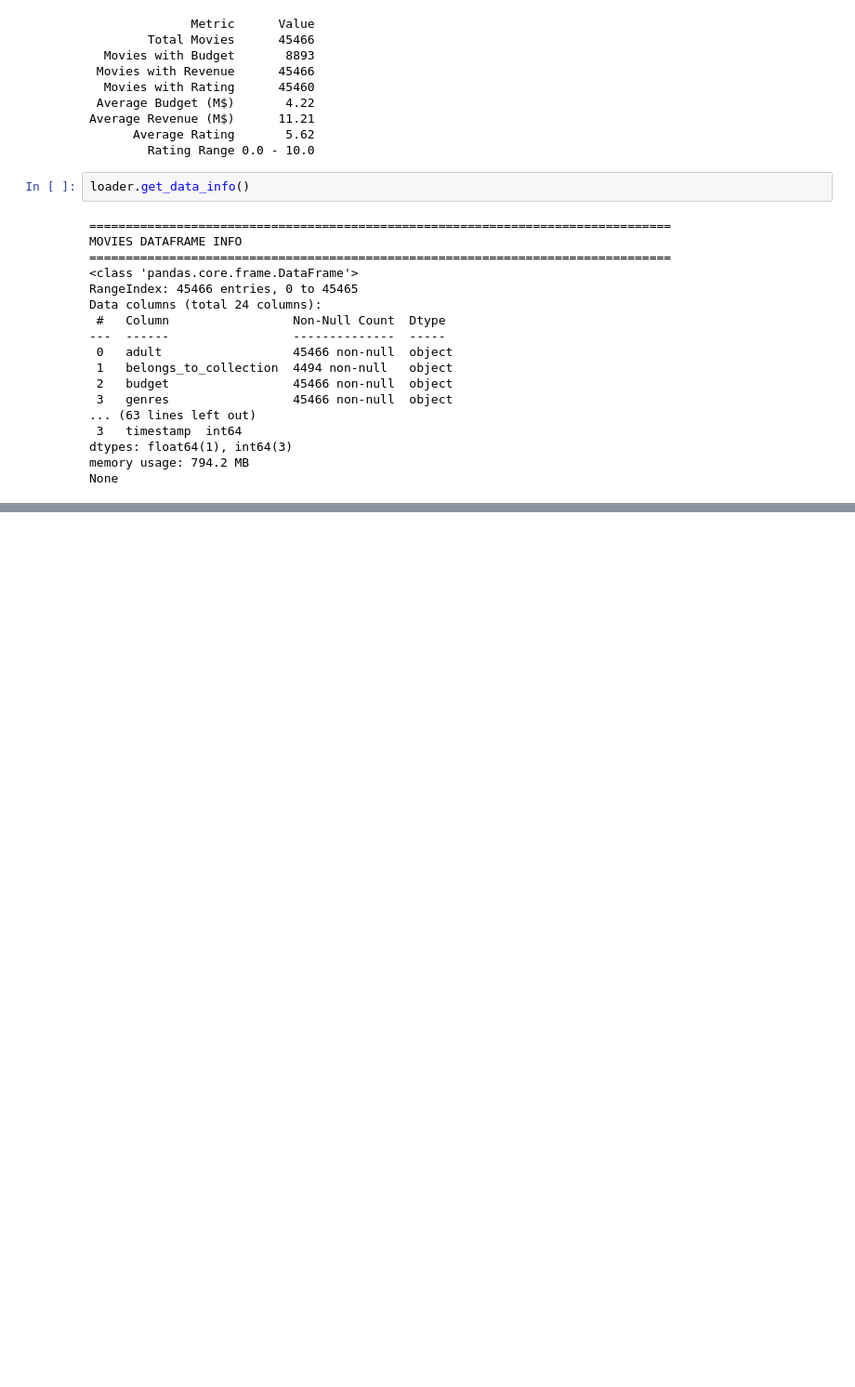
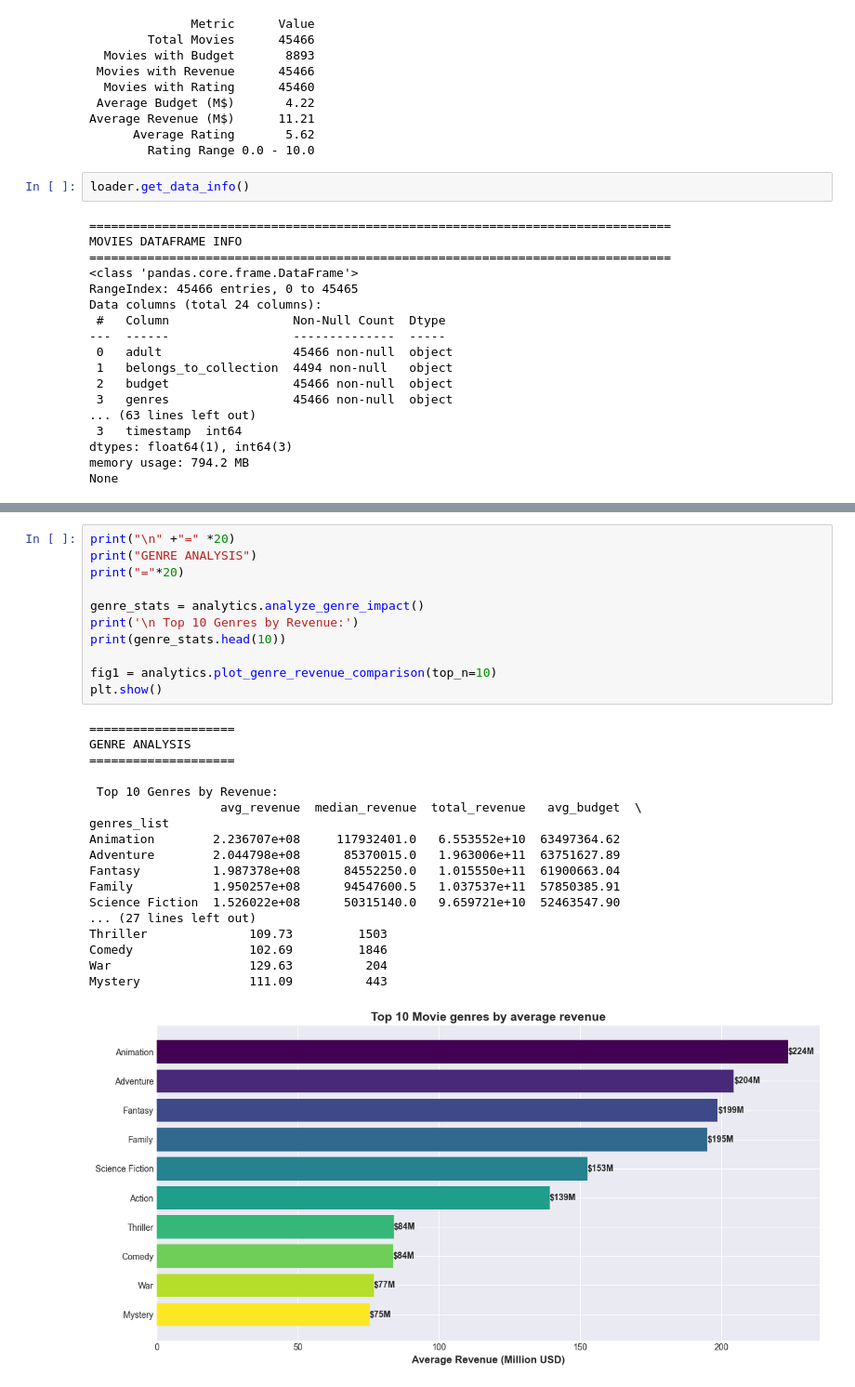
Before and after one commit to dmphuongdoan/Python-Project-DSE, a Jupyter notebook: project.ipynb, the cells around one changed output, grey strips where cells are left out. Shown at 93% size. Cells and saved outputs as stored; diff of their text form; blank space fills up the shorter version.

```diff
--- a/project.ipynb
+++ b/project.ipynb
@@ -72,0 +88,30 @@ print(f'Clean data:')
+# %%
+print("\n" +"=" *20)
+print("GENRE ANALYSIS")
+print("="*20)
+
+genre_stats = analytics.analyze_genre_impact()
+print('\n Top 10 Genres by Revenue:')
+print(genre_stats.head(10))
+
+fig1 = analytics.plot_genre_revenue_comparison(top_n=10)
+plt.show()
+# %% [output]
+====================
+GENRE ANALYSIS
+====================
+
+ Top 10 Genres by Revenue:
+                  avg_revenue  median_revenue  total_revenue   avg_budget  \
+genres_list
+Animation        2.236707e+08     117932401.0   6.553552e+10  63497364.62
+Adventure        2.044798e+08      85370015.0   1.963006e+11  63751627.89
+Fantasy          1.987378e+08      84552250.0   1.015550e+11  61900663.04
+Family           1.950257e+08      94547600.5   1.037537e+11  57850385.91
+Science Fiction  1.526022e+08      50315140.0   9.659721e+10  52463547.90
+... (27 lines left out)
+Thriller              109.73         1503
+Comedy                102.69         1846
+War                   129.63          204
+Mystery               111.09          443
+[figure, added]
```
Also changed, not shown: parts of 11 cells of this notebook.
